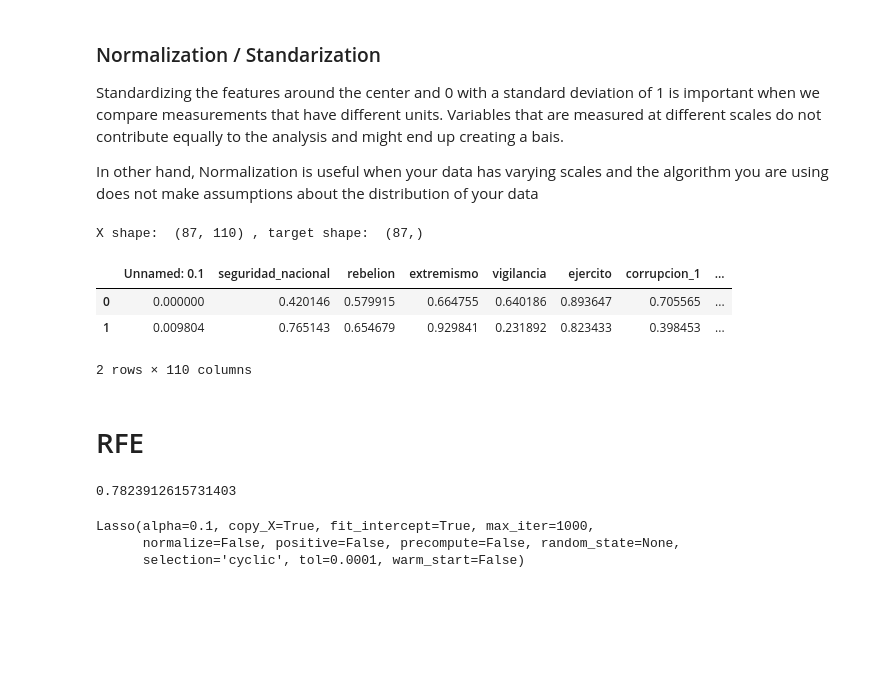
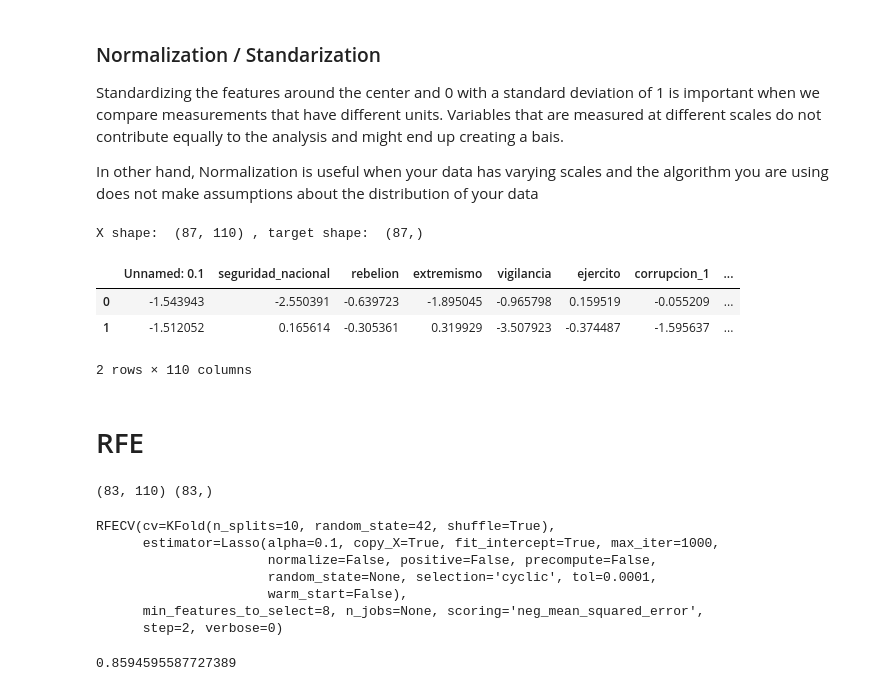
Before and after one commit to albertovpd/automated_ML_regression, a Jupyter notebook: testing_ml.ipynb, the cells around one changed output. Drawn from its saved outputs; the diff is of its cells as text; code cells hidden in the pictures; blank space fills up the shorter version.

```diff
--- a/testing_ml.ipynb
+++ b/testing_ml.ipynb
@@ -92,24 +108,24 @@ In other hand, Normalization is useful when your data has varying scales and the
 # %%
 # Normalizacion with sklearn
 # remove dates and target
 #X_raw = df.drop(columns=["date","unemployment","outliers_score" ]) #already removed in low_v
 
-normalizer = preprocessing.MinMaxScaler()
-X = pd.DataFrame(normalizer.fit_transform(X_raw))
+#normalizer = preprocessing.MinMaxScaler()
+#X = pd.DataFrame(normalizer.fit_transform(X_raw))
 
-#standardizer = preprocessing.StandardScaler()
-#X = pd.DataFrame(standardizer.fit_transform(X_raw))
+standardizer = preprocessing.StandardScaler()
+X = pd.DataFrame(standardizer.fit_transform(X_raw))
 
 X.columns= X_raw.columns
 X.shape
 target=df["unemployment"]
 print("X shape: ", X.shape, ", target shape: ", target.shape)
 X.head(2)
 # %% [output]
 X shape:  (87, 110) , target shape:  (87,)
 |  | Unnamed: 0.1 | seguridad_nacional | rebelion | extremismo | vigilancia | ejercito | corrupcion_1 | ... |
-| 0 | 0.000000 | 0.420146 | 0.579915 | 0.664755 | 0.640186 | 0.893647 | 0.705565 | ... |
-| 1 | 0.009804 | 0.765143 | 0.654679 | 0.929841 | 0.231892 | 0.823433 | 0.398453 | ... |
+| 0 | -1.543943 | -2.550391 | -0.639723 | -1.895045 | -0.965798 | 0.159519 | -0.055209 | ... |
+| 1 | -1.512052 | 0.165614 | -0.305361 | 0.319929 | -3.507923 | -0.374487 | -1.595637 | ... |
 2 rows × 110 columns
 # %% [markdown]
 # RFE
@@ -121,6 +137,10 @@ target_train=target.iloc[:-4]
 # last 4 rows, which are the ones I have no data and I want to infer
 X_test=X.iloc[-4:]
 target_test=target.iloc[-4:]
+# %%
+print(X_train.shape, target_train.shape)
+# %% [output]
+(83, 110) (83,)
 # %%
 from sklearn.model_selection import KFold
 from sklearn.model_selection import StratifiedKFold
@@ -136,19 +160,22 @@ min_number_features =  df.shape[0]//10
 regression = Lasso(alpha=0.1)
 #regression = LinearRegression()
 rfecv = RFECV(estimator=regression,
-              step=1,
+              step=2,
               min_features_to_select=min_number_features,
               cv=KFold(n_splits=10,
                     shuffle=True,
                     random_state=42),
               scoring='neg_mean_squared_error')
 rfecv.fit(X_train, target_train)
-print(rfecv.score(X_train, target_train))
 # %% [output]
-0.7823912615731403
+RFECV(cv=KFold(n_splits=10, random_state=42, shuffle=True),
+      estimator=Lasso(alpha=0.1, copy_X=True, fit_intercept=True, max_iter=1000,
+                      normalize=False, positive=False, precompute=False,
+                      random_state=None, selection='cyclic', tol=0.0001,
+                      warm_start=False),
+      min_features_to_select=8, n_jobs=None, scoring='neg_mean_squared_error',
+      step=2, verbose=0)
 # %%
-regression.fit(X_train,target_train)
+rfecv.score(X_train, target_train)
 # %% [output]
-Lasso(alpha=0.1, copy_X=True, fit_intercept=True, max_iter=1000,
-      normalize=False, positive=False, precompute=False, random_state=None,
-      selection='cyclic', tol=0.0001, warm_start=False)
+0.8594595587727389
```
Also changed, not shown: parts of 36 cells of this notebook, 2 other files.
